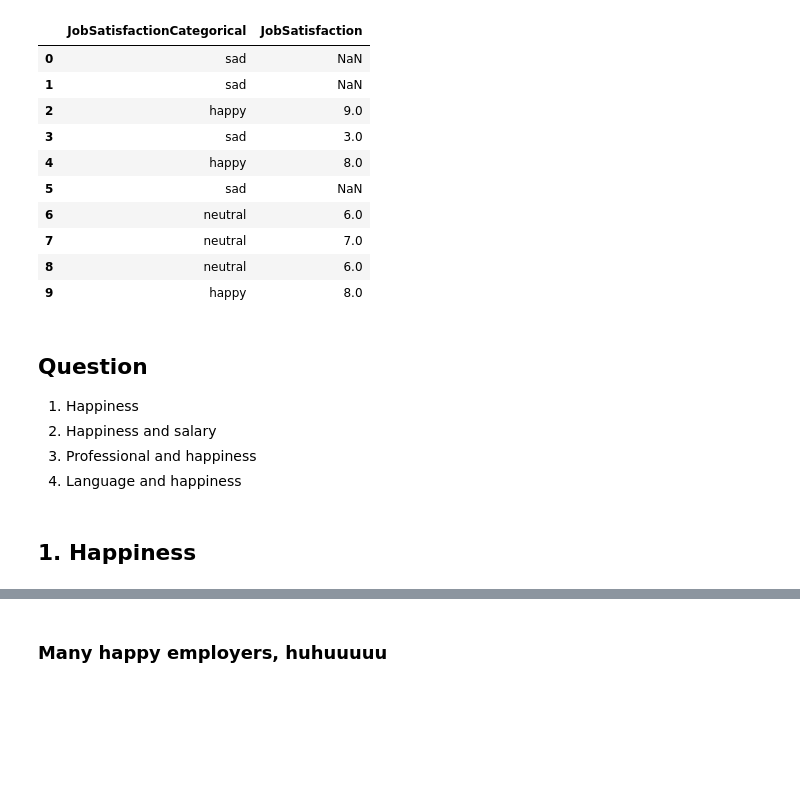
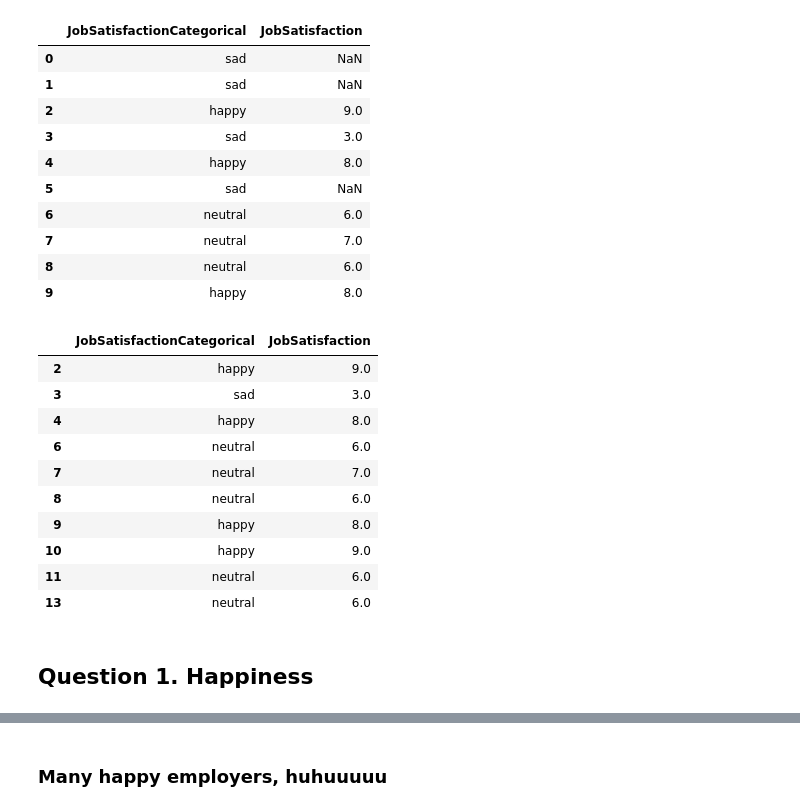
Before and after one commit to abndre/portifolio_udacity_data, a Jupyter notebook: data_science/Stack_Overflow_Developer_Survey/Stack Overflow Data - 2017 Survey - Analysis.ipynb, the cells around one changed output, grey strips where cells are left out. Saved outputs shown, nothing was run; the diff lists cells and outputs as text; code cells hidden in the pictures; blank space fills up the shorter version.

```diff
--- a/data_science/Stack_Overflow_Developer_Survey/Stack Overflow Data - 2017 Survey - Analysis.ipynb
+++ b/data_science/Stack_Overflow_Developer_Survey/Stack Overflow Data - 2017 Survey - Analysis.ipynb
@@ -126,10 +140,3 @@ df[['JobSatisfactionCategorical','JobSatisfaction']].head(10)
 | 7 | neutral | 7.0 |
 | 8 | neutral | 6.0 |
 | 9 | happy | 8.0 |
-# %% [markdown]
-## Question
-
-1. Happiness
-2. Happiness and salary
-3. Professional and happiness
-4. Language and happiness
@@ -136,5 +147,19 @@ df[['JobSatisfactionCategorical','JobSatisfaction']].head(10)
+# %%
+df[['JobSatisfactionCategorical','JobSatisfaction']].head(10)
+# %% [output]
+|  | JobSatisfactionCategorical | JobSatisfaction |
+| 2 | happy | 9.0 |
+| 3 | sad | 3.0 |
+| 4 | happy | 8.0 |
+| 6 | neutral | 6.0 |
+| 7 | neutral | 7.0 |
+| 8 | neutral | 6.0 |
+| 9 | happy | 8.0 |
+| 10 | happy | 9.0 |
+| 11 | neutral | 6.0 |
+| 13 | neutral | 6.0 |
 # %% [markdown]
-## 1. Happiness
+## Question 1. Happiness
 # %%
 ## Analisys
 # %%
```
Also changed, not shown: parts of 34 cells of this notebook, 2 other files.
